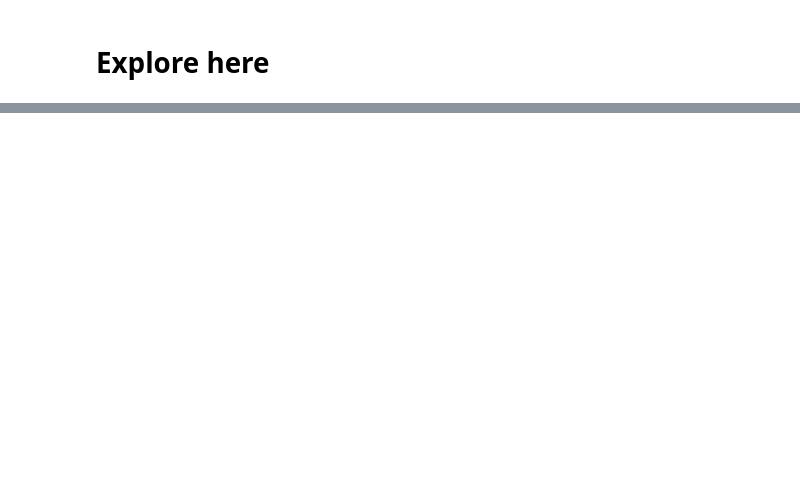
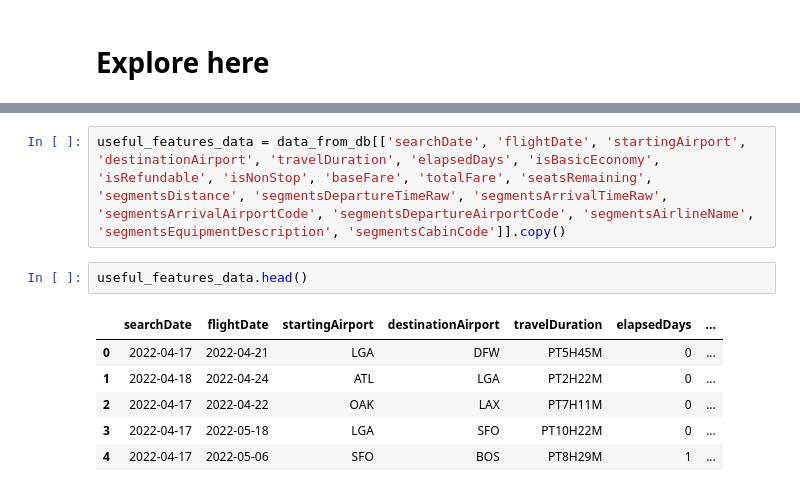
Before and after one commit to maria-pigazzi/flight-predictions-project, a Jupyter notebook: src/explore.ipynb, the cells around one changed output, grey strips where cells are left out. Cells and saved outputs as stored; diff of their text form; blank space fills up the shorter version.

```diff
--- a/src/explore.ipynb
+++ b/src/explore.ipynb
@@ -9,0 +97,11 @@ KeyboardInterrupt:
+# %%
+useful_features_data = data_from_db[['searchDate', 'flightDate', 'startingAirport', 'destinationAirport', 'travelDuration', 'elapsedDays', 'isBasicEconomy', 'isRefundable', 'isNonStop', 'baseFare', 'totalFare', 'seatsRemaining', 'segmentsDistance', 'segmentsDepartureTimeRaw', 'segmentsArrivalTimeRaw', 'segmentsArrivalAirportCode', 'segmentsDepartureAirportCode', 'segmentsAirlineName', 'segmentsEquipmentDescription', 'segmentsCabinCode']].copy()
+# %%
+useful_features_data.head()
+# %% [output]
+|  | searchDate | flightDate | startingAirport | destinationAirport | travelDuration | elapsedDays | ... |
+| 0 | 2022-04-17 | 2022-04-21 | LGA | DFW | PT5H45M | 0 | ... |
+| 1 | 2022-04-18 | 2022-04-24 | ATL | LGA | PT2H22M | 0 | ... |
+| 2 | 2022-04-17 | 2022-04-22 | OAK | LAX | PT7H11M | 0 | ... |
+| 3 | 2022-04-17 | 2022-05-18 | LGA | SFO | PT10H22M | 0 | ... |
+| 4 | 2022-04-17 | 2022-05-06 | SFO | BOS | PT8H29M | 1 | ... |
```
Also changed, not shown: parts of 65 cells of this notebook.
